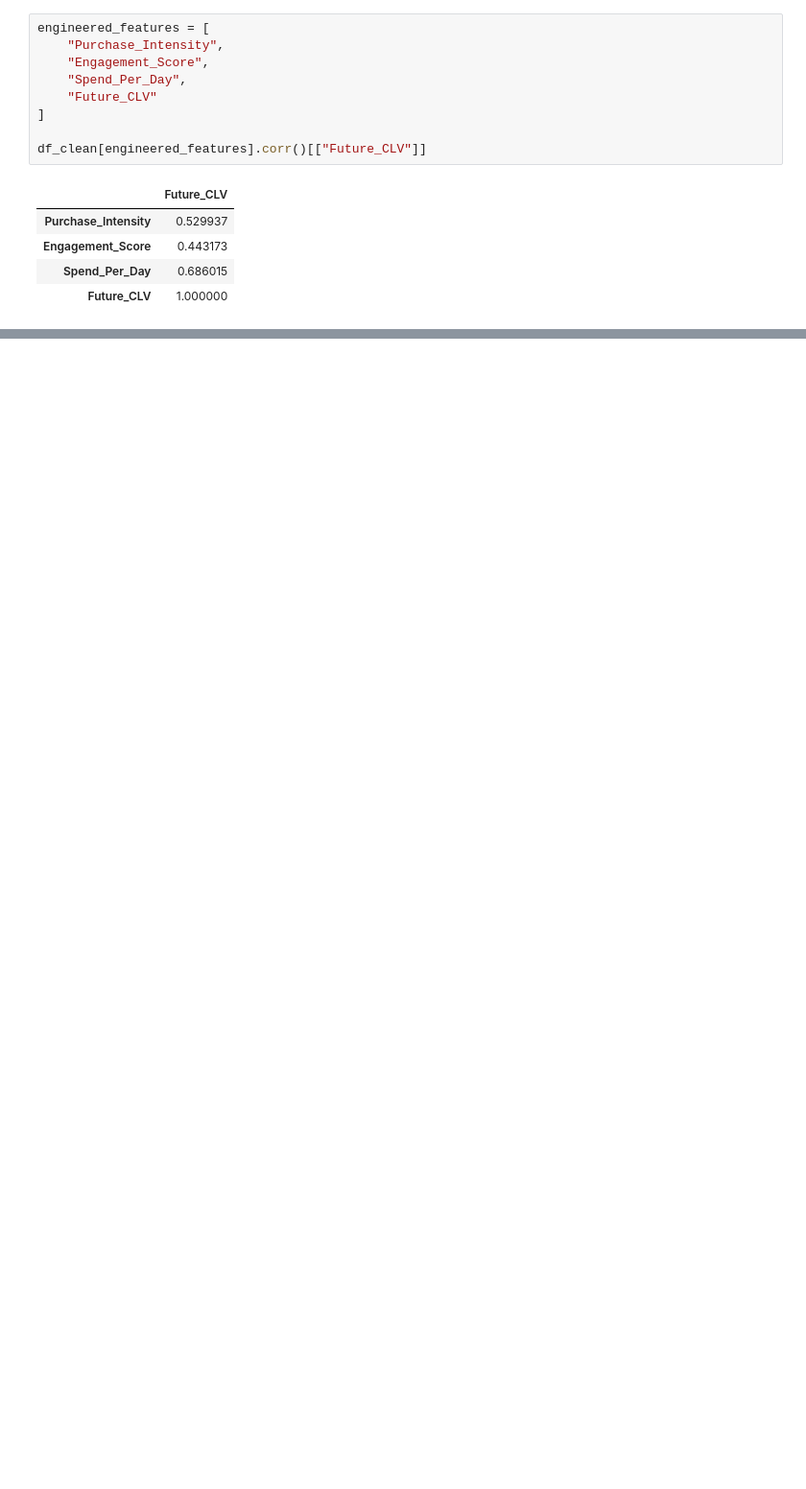
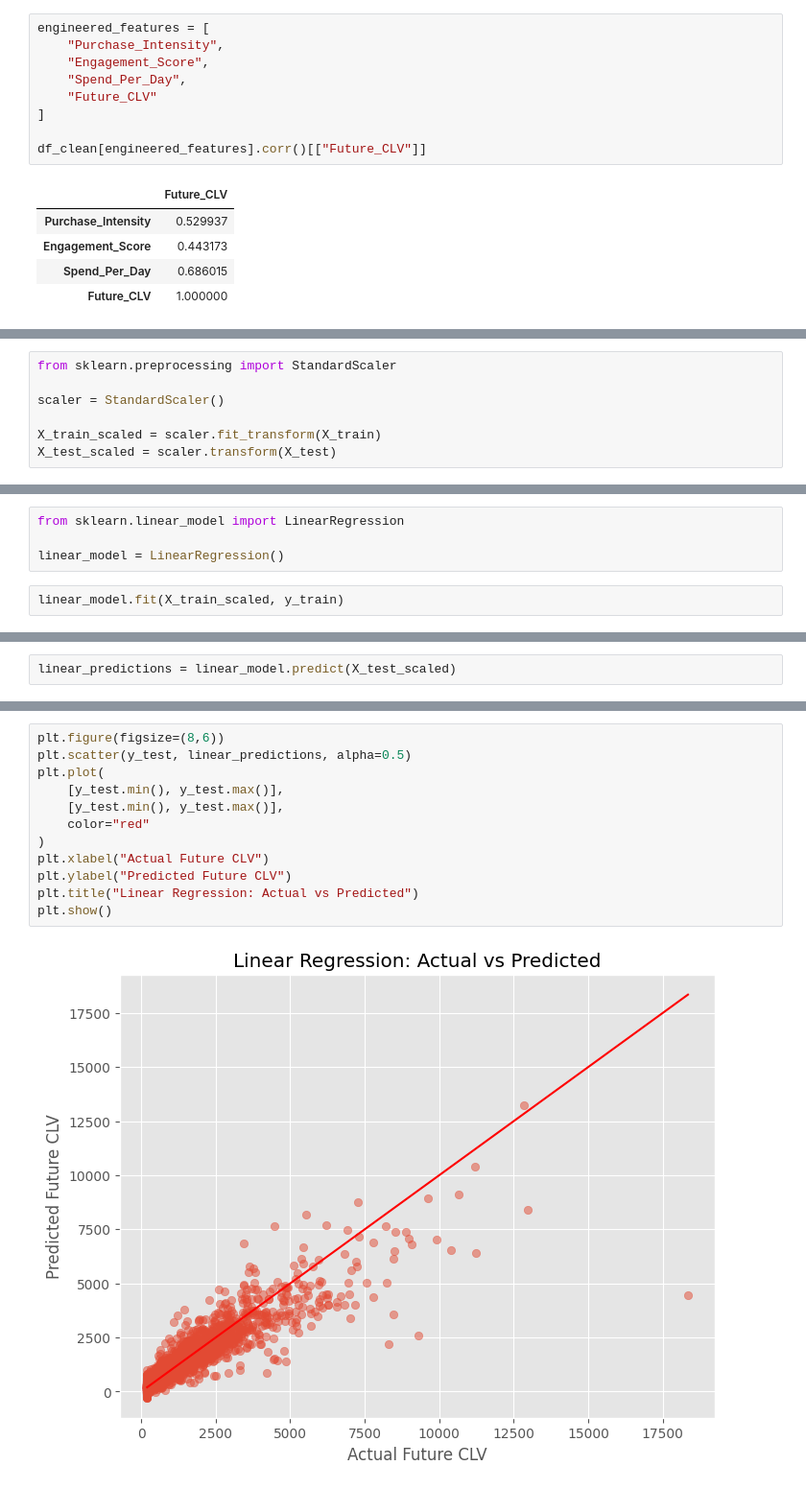
Before and after one commit to AswinSanthoshDev/Predictive-Analytics-Mini-Project, a Jupyter notebook: notebooks/project_analysis.ipynb, the cells around one changed output, grey strips where cells are left out. Shown at 96% size. Drawn from its saved outputs; the diff is of its cells as text; blank space fills up the shorter version.

Commit message:
Day 4: Model building and evaluation

```diff
--- a/notebooks/project_analysis.ipynb
+++ b/notebooks/project_analysis.ipynb
@@ -598,0 +584,7 @@ These engineered features will be included in the predictive modeling stage to e
+# %%
+from sklearn.preprocessing import StandardScaler
+
+scaler = StandardScaler()
+
+X_train_scaled = scaler.fit_transform(X_train)
+X_test_scaled = scaler.transform(X_test)
@@ -598,0 +593,6 @@ These engineered features will be included in the predictive modeling stage to e
+# %%
+from sklearn.linear_model import LinearRegression
+
+linear_model = LinearRegression()
+# %%
+linear_model.fit(X_train_scaled, y_train)
@@ -598,0 +601,2 @@ These engineered features will be included in the predictive modeling stage to e
+# %%
+linear_predictions = linear_model.predict(X_test_scaled)
@@ -598,0 +667,14 @@ These engineered features will be included in the predictive modeling stage to e
+# %%
+plt.figure(figsize=(8,6))
+plt.scatter(y_test, linear_predictions, alpha=0.5)
+plt.plot(
+    [y_test.min(), y_test.max()],
+    [y_test.min(), y_test.max()],
+    color="red"
+)
+plt.xlabel("Actual Future CLV")
+plt.ylabel("Predicted Future CLV")
+plt.title("Linear Regression: Actual vs Predicted")
+plt.show()
+# %% [output]
+[figure, added]
```
Also changed, not shown: parts of 74 cells of this notebook.
